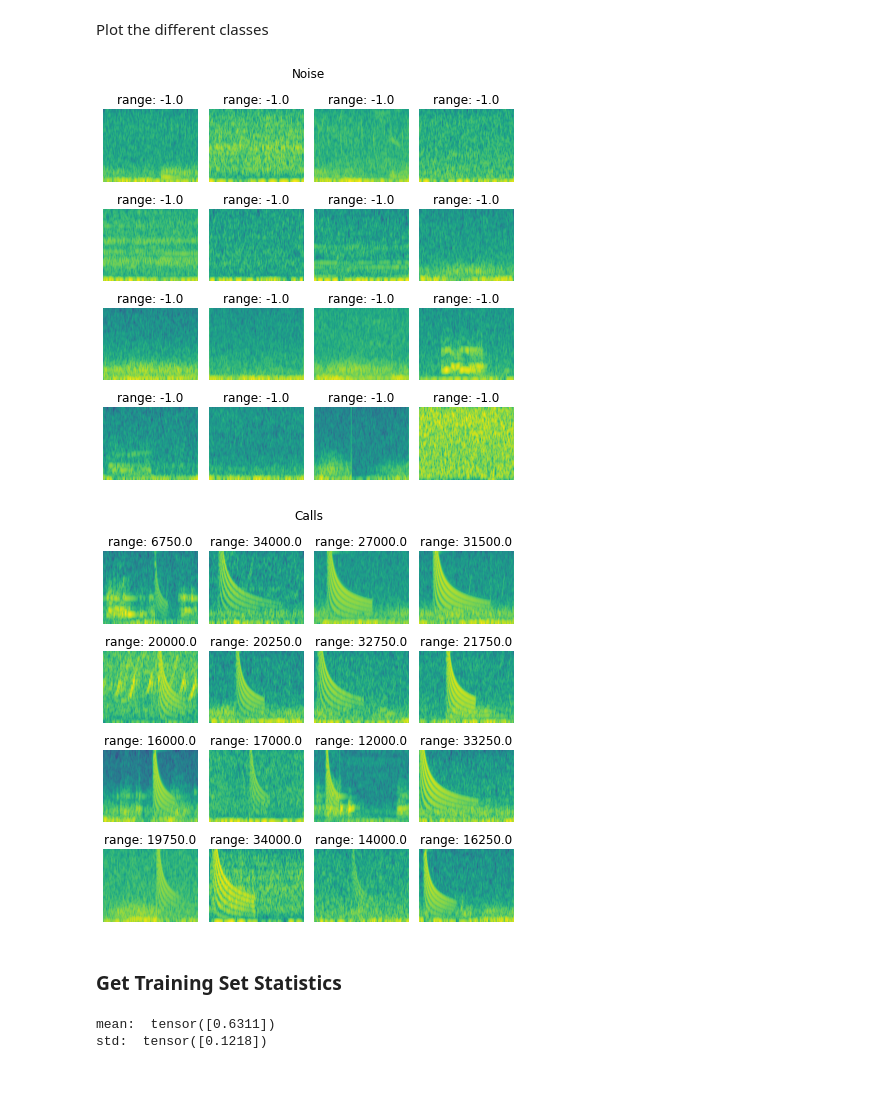
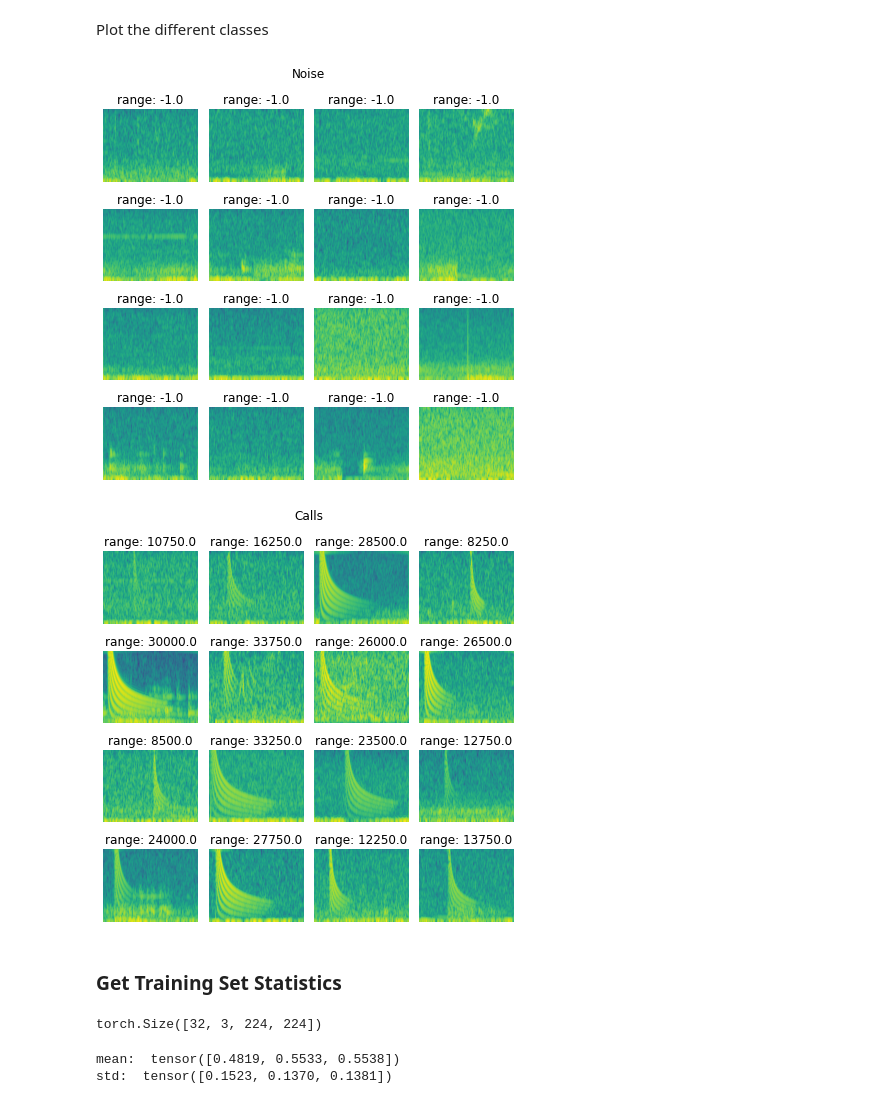
Before and after one commit to whoi-mars/detect_and_range, a Jupyter notebook: create_data.ipynb, the cells around one changed output. Drawn from its saved outputs; the diff is of its cells as text; code cells hidden in the pictures.

```diff
--- a/create_data.ipynb
+++ b/create_data.ipynb
@@ -12,9 +12,9 @@ import numpy as np
 # %%
 data_dir = '/workspace/data/cv_project'
 
-train_data = data_dir + '/grid_data_atten_train.h5'
-val_data = data_dir + '/grid_data_atten_val.h5'
-test_data = data_dir + '/grid_data_atten_test.h5'
+train_data = data_dir + '/grid_data_atten_big_train.h5'
+val_data = data_dir + '/grid_data_atten_big_val.h5'
+test_data = data_dir + '/grid_data_atten_big_test.h5'
 mat_data = data_dir + '/grid_data_atten.mat'
 mat_noise = data_dir + '/noise_only_data_atten.mat'
 # %% [markdown]
@@ -56,26 +61,33 @@ plotter.plot_grid(X_20k, y_20k[:,0].squeeze(), label_text="range", title="Calls"
 # %% [markdown]
 Plot the different classes
 # %%
+c = 0
+X_c = X[:,[c],:,:]
+
 # Plot examples from noise class
-plotter.plot_grid(X[np.where(y[:,4] == 0)], y[np.where(y[:,4] == 0),0].squeeze(), label_text="range", title="Noise", dim=(4,4))
+plotter.plot_grid(X_c[np.where(y[:,4] == 0)], y[np.where(y[:,4] == 0),0].squeeze(), label_text="range", title="Noise", dim=(4,4))
 
 # Plot examples from call class
-plotter.plot_grid(X[np.where(y[:,4] == 1)], y[np.where(y[:,4] == 1),0].squeeze(), label_text="range", title="Calls", dim=(4,4))
+plotter.plot_grid(X_c[np.where(y[:,4] == 1)], y[np.where(y[:,4] == 1),0].squeeze(), label_text="range", title="Calls", dim=(4,4))
 # %% [output]
-[figure, old version]
+[figure, new version]
-[figure, old version]
+[figure, new version]
 # %% [markdown]
 ### Get Training Set Statistics
 # %%
 # Create dataset and dataloader
 dataset = dataLoader.Gunshot(dir_path=train_data, max_range=35000)
 dataloader = data.DataLoader(dataset, batch_size=32, drop_last=False, shuffle=True)
+# %%
+next(iter(dataloader))[0].shape
+# %% [output]
+torch.Size([32, 3, 224, 224])
 # %%
 from tqdm.notebook import tqdm
 
 # Placeholders
-psum = torch.tensor([0.0])
-psum_sq = torch.tensor([0.0])
+psum = torch.tensor([0.0, 0.0, 0.0])
+psum_sq = torch.tensor([0.0, 0.0, 0.0])
 
 # Calculate sum of data and sum of squared data
 for inputs, _, _ in tqdm(dataloader):
@@ -93,5 +105,5 @@ total_std = torch.sqrt(total_var)
 print('mean: ', total_mean)
 print('std: ', total_std)
 # %% [output]
-mean:  tensor([0.6311])
-std:  tensor([0.1218])
+mean:  tensor([0.4819, 0.5533, 0.5538])
+std:  tensor([0.1523, 0.1370, 0.1381])
```
Also changed, not shown: parts of 4 cells of this notebook.
